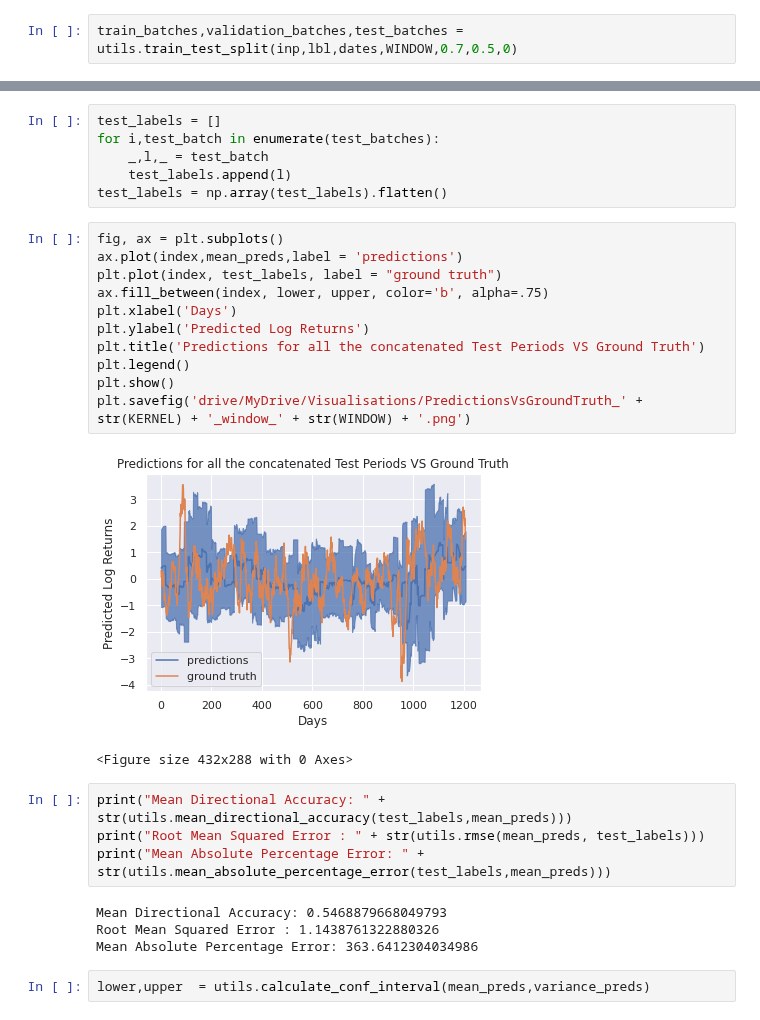
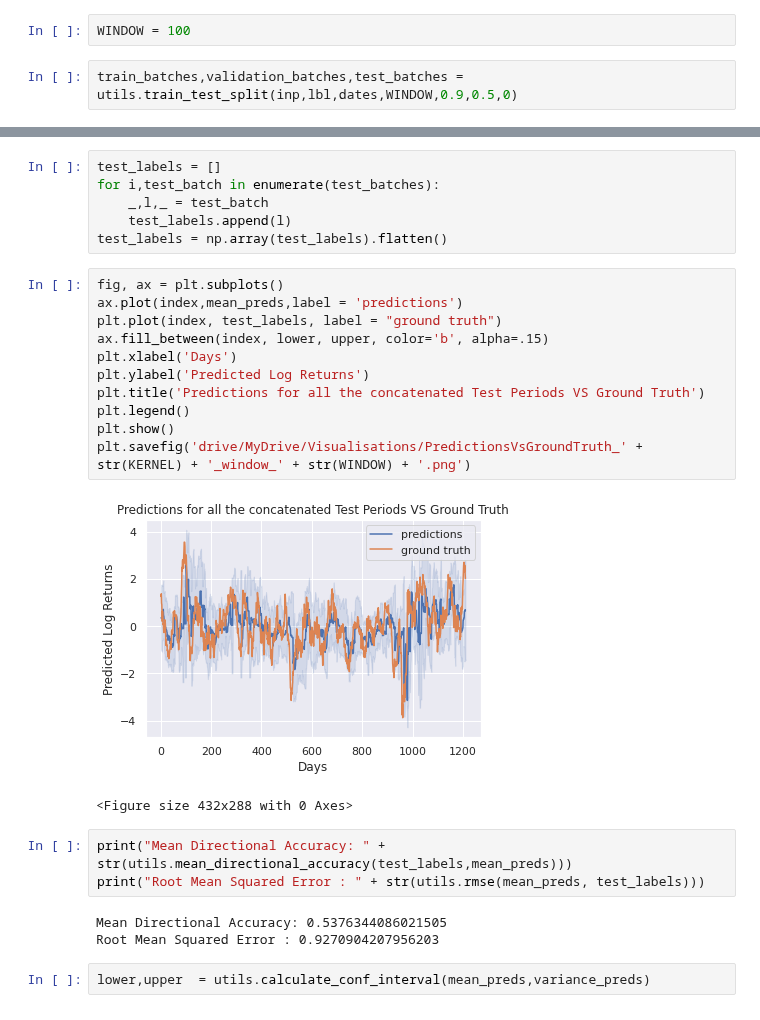
Before and after one commit to apof/Master-Thesis-----Deep-Kernel-Learning-and-Neural-Processes--combining-GPs-with-DL, a Jupyter notebook: GPs_Experiments.ipynb, the cells around one changed output, grey strips where cells are left out. Cells and saved outputs as stored; diff of their text form.

```diff
--- a/GPs_Experiments.ipynb
+++ b/GPs_Experiments.ipynb
@@ -63,5 +60,7 @@ WINDOW = 120
+# %%
+WINDOW = 100
 # %%
-train_batches,validation_batches,test_batches = utils.train_test_split(inp,lbl,dates,WINDOW,0.7,0.5,0)
+train_batches,validation_batches,test_batches = utils.train_test_split(inp,lbl,dates,WINDOW,0.9,0.5,0)
 # %%
 KERNEL = 'RBF'
 #KERNEL = 'MIX'
@@ -285,25 +284,23 @@ test_labels = np.array(test_labels).flatten()
 # %%
 fig, ax = plt.subplots()
 ax.plot(index,mean_preds,label = 'predictions')
 plt.plot(index, test_labels, label = "ground truth")
-ax.fill_between(index, lower, upper, color='b', alpha=.75)
+ax.fill_between(index, lower, upper, color='b', alpha=.15)
 plt.xlabel('Days')
 plt.ylabel('Predicted Log Returns')
 plt.title('Predictions for all the concatenated Test Periods VS Ground Truth')
 plt.legend()
 plt.show()
 plt.savefig('drive/MyDrive/Visualisations/PredictionsVsGroundTruth_' + str(KERNEL) + '_window_' + str(WINDOW) + '.png')
 # %% [output]
-[figure, old version]
+[figure, new version]
 <Figure size 432x288 with 0 Axes>
 # %%
 print("Mean Directional Accuracy: " + str(utils.mean_directional_accuracy(test_labels,mean_preds)))
 print("Root Mean Squared Error : " + str(utils.rmse(mean_preds, test_labels)))
-print("Mean Absolute Percentage Error: " + str(utils.mean_absolute_percentage_error(test_labels,mean_preds)))
 # %% [output]
-Mean Directional Accuracy: 0.5468879668049793
-Root Mean Squared Error : 1.1438761322880326
-Mean Absolute Percentage Error: 363.6412304034986
+Mean Directional Accuracy: 0.5376344086021505
+Root Mean Squared Error : 0.9270904207956203
 # %%
 lower,upper  = utils.calculate_conf_interval(mean_preds,variance_preds)
 # %%
```
Also changed, not shown: parts of 10 cells of this notebook.
